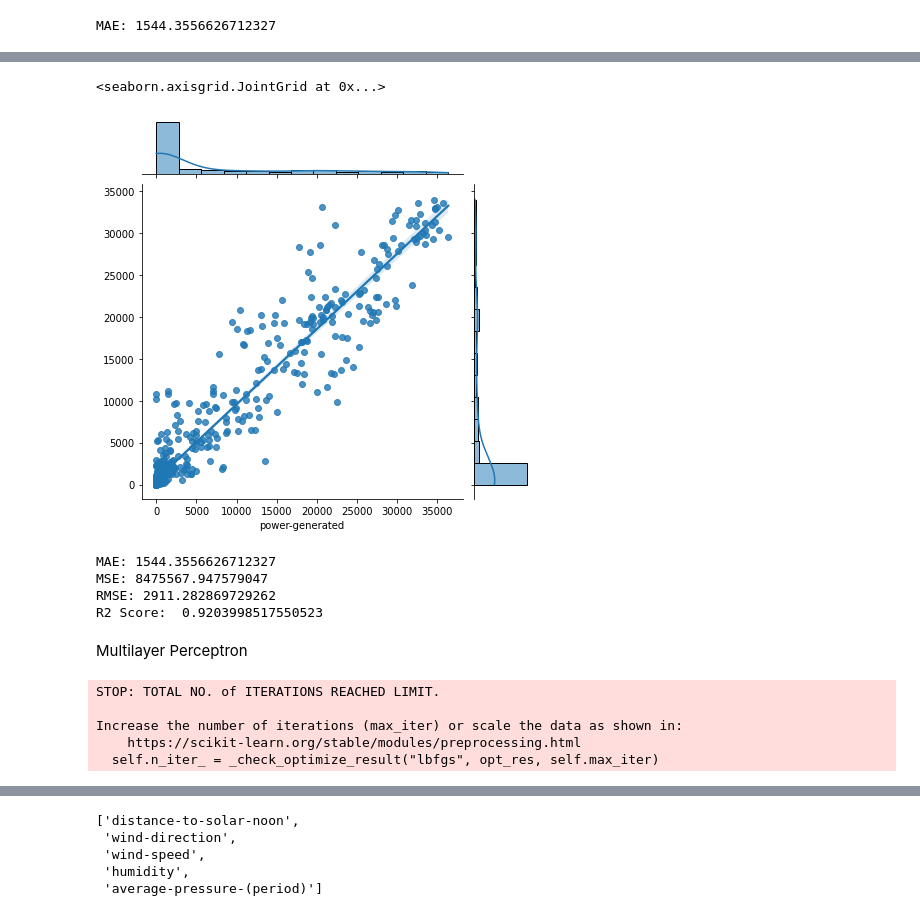
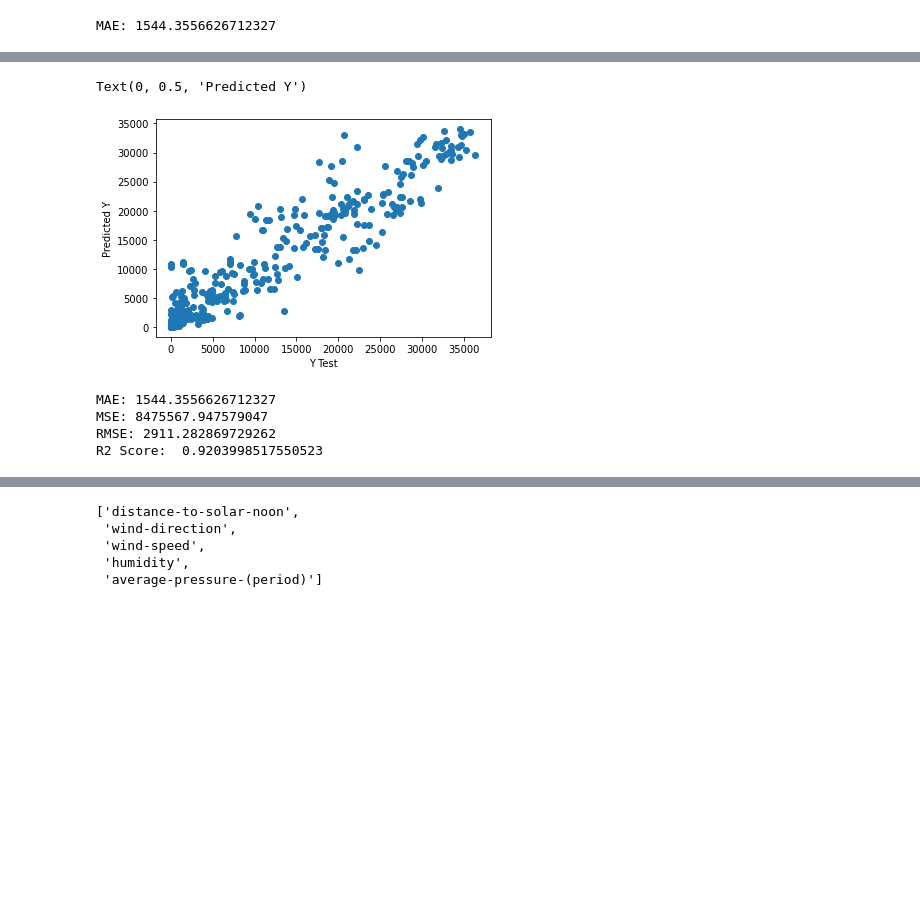
Before and after one commit to Agnij-Moitra/solar-sight, a Jupyter notebook: train.ipynb, the cells around one changed output, grey strips where cells are left out. Drawn from its saved outputs; the diff is of its cells as text; code cells hidden in the pictures; blank space fills up the shorter version.

Commit message:
Revert "try more models"
This reverts commit 6279efdb5e0a7b4bbd6f0cd9e53d6967cf0c0a8a.

```diff
--- a/train.ipynb
+++ b/train.ipynb
@@ -191,12 +186,11 @@ Average MAE score (across experiments):
 # %%
 predictions = my_pipeline.predict(X_valid)
-# plt.scatter(y_valid, predictions)
-# plt.xlabel('Y Test')
-# plt.ylabel('Predicted Y')
-sns.jointplot(x=y_valid, y=predictions, kind='reg')
+plt.scatter(y_valid, predictions)
+plt.xlabel('Y Test')
+plt.ylabel('Predicted Y')
 # %% [output]
-<seaborn.axisgrid.JointGrid at 0x...>
+Text(0, 0.5, 'Predicted Y')
-[figure, old version]
+[figure, new version]
 # %%
 from sklearn import metrics
 
@@ -209,19 +203,3 @@ MAE: 1544.3556626712327
 MSE: 8475567.947579047
 RMSE: 2911.282869729262
 R2 Score:  0.9203998517550523
-# %% [markdown]
-Multilayer Perceptron
-# %%
-from sklearn.neural_network import MLPRegressor
-mlp = MLPRegressor(max_iter=1000, hidden_layer_sizes=1000, activation='relu', solver="lbfgs", learning_rate='invscaling')
-mlp_pipeline = Pipeline(steps=[('preprocessor', preprocessor),
-                               ('model', mlp)
-                               ])
-mlp_pipeline.fit(X_train, y_train)
-mlp_preds = mlp_pipeline.predict(X_valid)
-# %% [output]
-STOP: TOTAL NO. of ITERATIONS REACHED LIMIT.
-
-Increase the number of iterations (max_iter) or scale the data as shown in:
-    https://scikit-learn.org/stable/modules/preprocessing.html
-  self.n_iter_ = _check_optimize_result("lbfgs", opt_res, self.max_iter)
```
Also changed, not shown: parts of 13 cells of this notebook, 1 other file.
